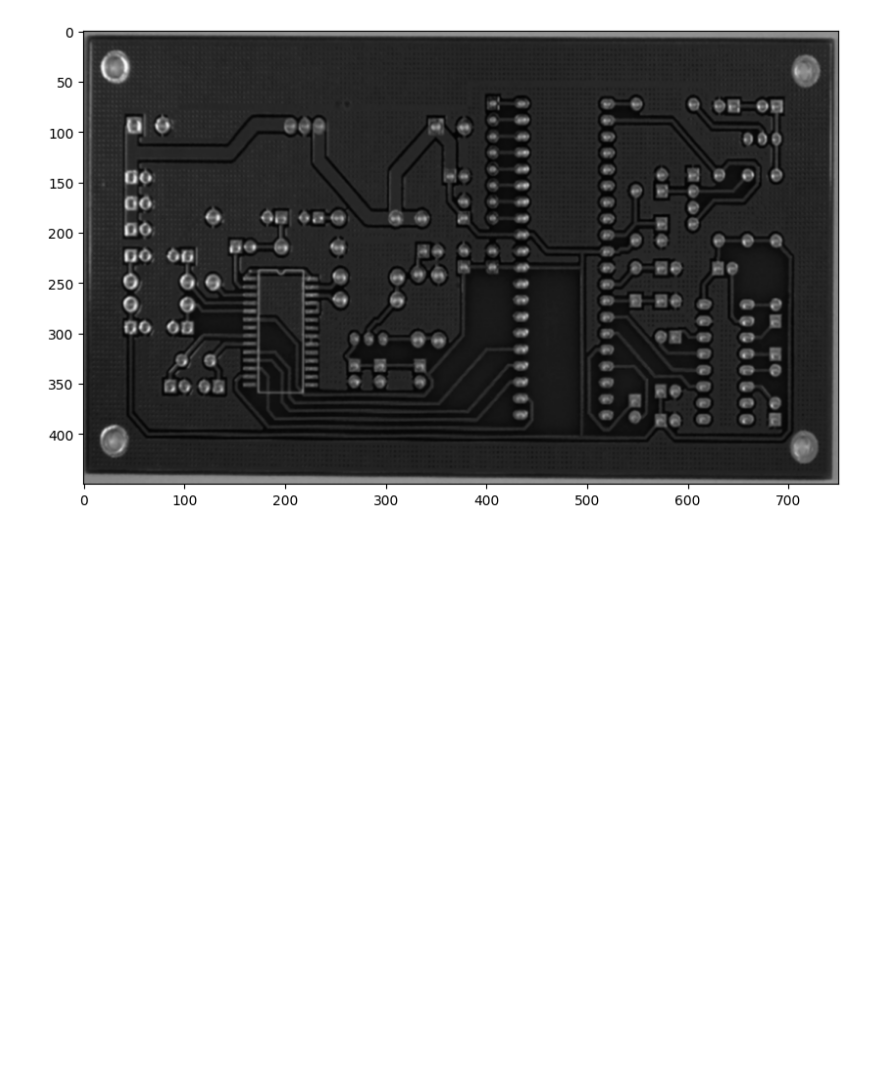
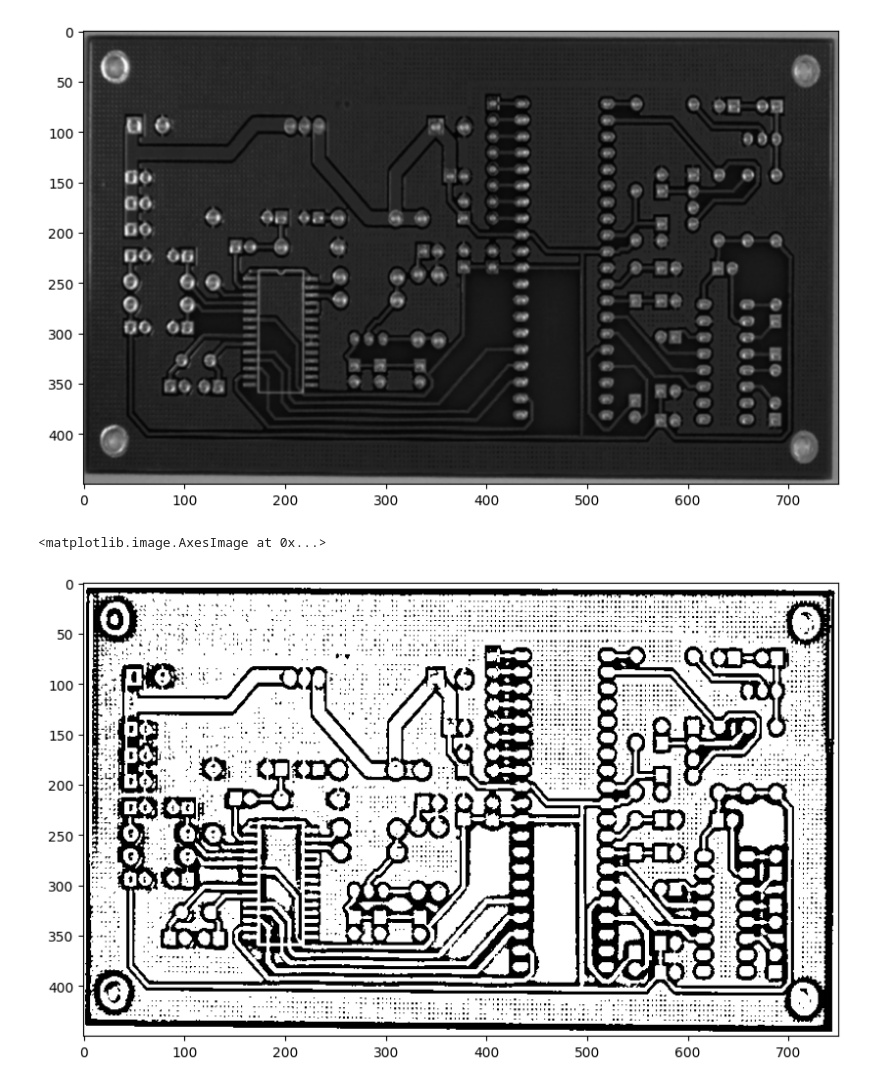
Before and after one commit to Saifullah785/PCB_Defect_Detection_ML_Projects, a Jupyter notebook: Project_01_PCB_Defect_Detection/Project_01_PCB_Defect_Detection_ML_Projects.ipynb, the cells around one changed output. Saved outputs shown, nothing was run; the diff lists cells and outputs as text; code cells hidden in the pictures; blank space fills up the shorter version.

```diff
--- a/Project_01_PCB_Defect_Detection/Project_01_PCB_Defect_Detection_ML_Projects.ipynb
+++ b/Project_01_PCB_Defect_Detection/Project_01_PCB_Defect_Detection_ML_Projects.ipynb
@@ -105,3 +105,11 @@ plt.imshow(blur_template_img, cmap="gray")
 # %% [output]
 <matplotlib.image.AxesImage at 0x...>
 [figure]
+# %%
+template_adap_thresh = cv2.adaptiveThreshold(blur_template_img, 255, cv2.ADAPTIVE_THRESH_MEAN_C, cv2.THRESH_BINARY, 15, 5)
+
+plt.figure(figsize=(10,6))
+plt.imshow(template_adap_thresh, cmap="gray")
+# %% [output]
+<matplotlib.image.AxesImage at 0x...>
+[figure, added]
```
